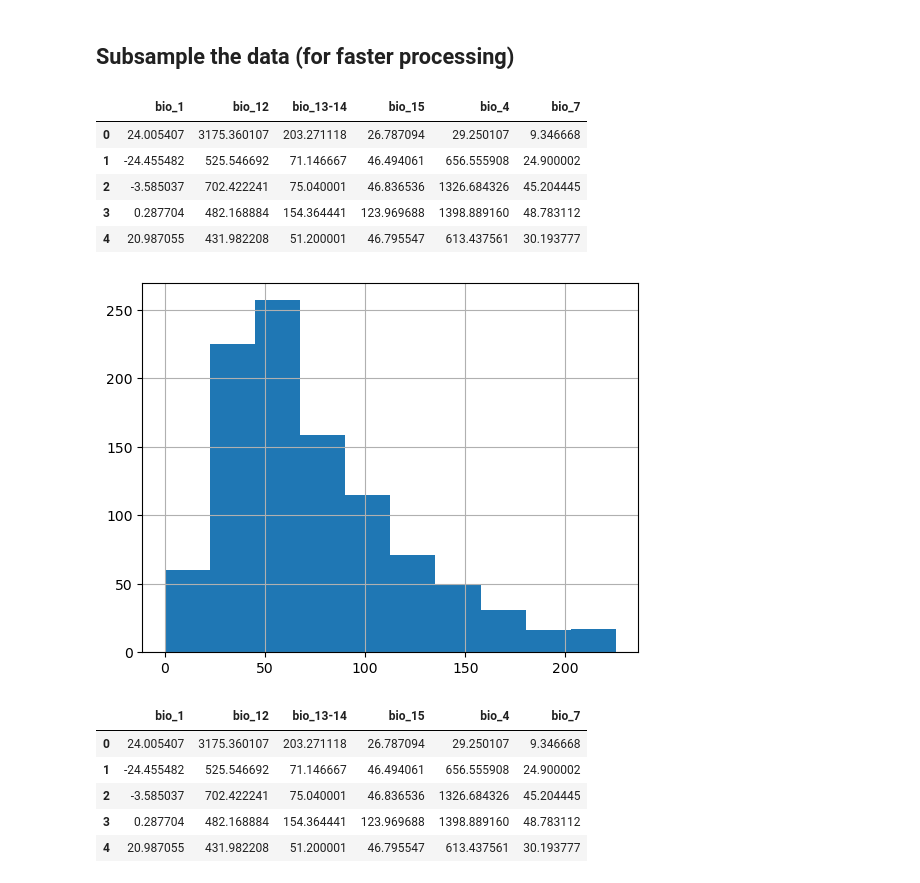
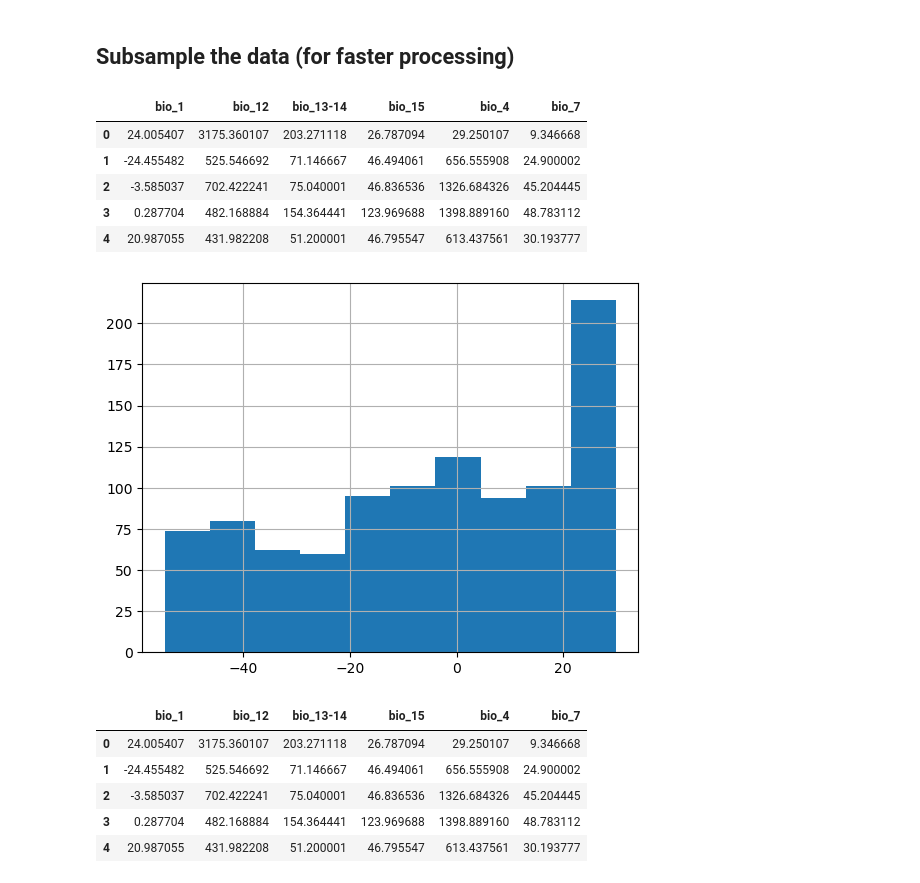
Before and after one commit to GeoSense-Freiburg/teach_2024_msc_envscience_remote_sensing_and_geoinformatics, a Jupyter notebook: 01_earth_observation_data/03_earth_observation_products_dimension_reduction.ipynb, the cells around one changed output. Cells and saved outputs as stored; diff of their text form; code cells hidden in the pictures.

```diff
--- a/01_earth_observation_data/03_earth_observation_products_dimension_reduction.ipynb
+++ b/01_earth_observation_data/03_earth_observation_products_dimension_reduction.ipynb
@@ -113,16 +154,16 @@ index = np.random.choice(non_na_indices, 1000)
 # Draw samples using the random indices
 samples = pd.DataFrame({name: raster.values.flatten()[index] for name, raster in rasters.items()})
 # %%
-samples['bio_15'].hist()
+samples['bio_1'].hist()
 samples.head()
 # %% [output]
 |  | bio_1 | bio_12 | bio_13-14 | bio_15 | bio_4 | bio_7 |
 | 0 | 24.005407 | 3175.360107 | 203.271118 | 26.787094 | 29.250107 | 9.346668 |
 | 1 | -24.455482 | 525.546692 | 71.146667 | 46.494061 | 656.555908 | 24.900002 |
 | 2 | -3.585037 | 702.422241 | 75.040001 | 46.836536 | 1326.684326 | 45.204445 |
 | 3 | 0.287704 | 482.168884 | 154.364441 | 123.969688 | 1398.889160 | 48.783112 |
 | 4 | 20.987055 | 431.982208 | 51.200001 | 46.795547 | 613.437561 | 30.193777 |
-[figure, old version]
+[figure, new version]
 # %%
 # scale each column of samples to have mean 0 and variance 1
 samples_scaled = samples.copy()
```
Also changed, not shown: parts of 4 cells of this notebook, 2 other files.
